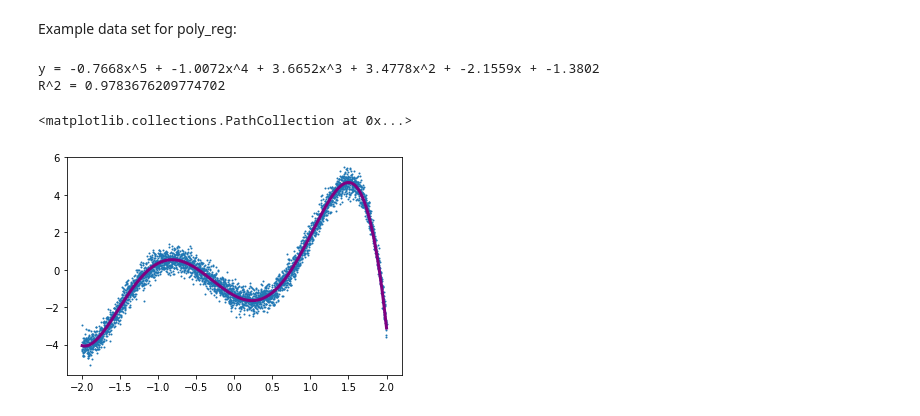
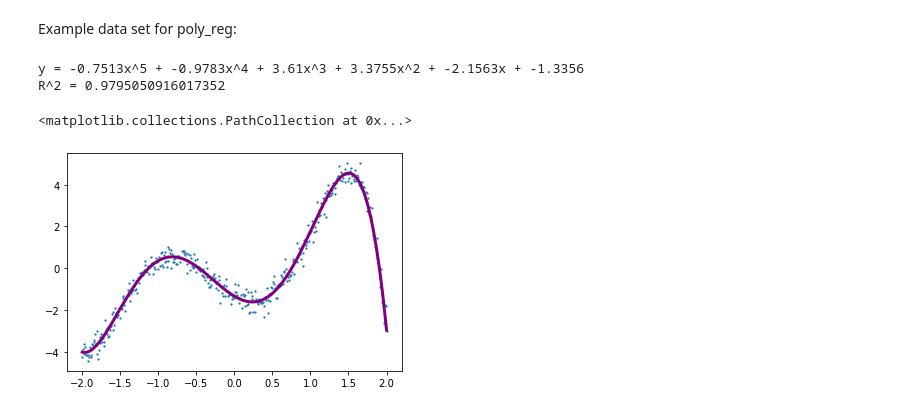
Before and after one commit to JesseLynch37/Math152, a Jupyter notebook: regression.ipynb, the cells around one changed output. Saved outputs shown, nothing was run; the diff lists cells and outputs as text; code cells hidden in the pictures.

```diff
--- a/regression.ipynb
+++ b/regression.ipynb
@@ -57,15 +57,15 @@ def linear_reg(data_points, precision=4):
 Example data set for linear_reg:
 # %%
 def line(x):
-    return 3.141*x - 2.178
+    return 3.141*x - 2.718
 
-x = np.linspace(-2, 2, 4000)
-y = line(x) + np.random.randn(4000) / 4
+x = np.linspace(-2, 2, 200)
+y = line(x) + np.random.randn(200) / 1.5
 
 data_points = [(x[i], y[i]) for i in range(len(x))]
 
 coeffs = linear_reg(data_points)
 graph_poly(coeffs, -2, 2, color='purple', width=3, show=False)
 R2(coeffs, data_points)
-plt.scatter(x, y, s=1)
+plt.scatter(x, y, s=2)
 # %% [output]
@@ -97,8 +97,8 @@ Example data set for quad_reg:
 def quad(x):
     return 0.78 * x ** 2 - 1.88 * x - 1.15
 
-x = np.linspace(-1, 3, 4000)
-y = quad(x) + np.random.randn(4000) / 5
+x = np.linspace(-1, 3, 2000)
+y = quad(x) + np.random.randn(2000) / 5
 
 data_points = [(x[i], y[i]) for i in range(len(x))]
 
@@ -143,18 +143,18 @@ Example data set for poly_reg:
 # %%
 def polynomial(x):
     return -0.76*x**5 - x**4 + 3.64*x**3 + 3.45*x**2 - 2.15*x - 1.36
 
-x = np.linspace(-2, 2, 4000)
-y = polynomial(x) + np.random.randn(4000) / 3
+x = np.linspace(-2, 2, 400)
+y = polynomial(x) + np.random.randn(400) / 3
 
 data_points = [(x[i], y[i]) for i in range(len(x))]
 
 coeffs = poly_reg(data_points, 5)
 graph_poly(coeffs, -2, 2, color='purple', width=3, show=False)
 R2(coeffs, data_points)
-plt.scatter(x, y, s=1)
+plt.scatter(x, y, s=1.5)
 # %% [output]
-y = -0.7668x^5 + -1.0072x^4 + 3.6652x^3 + 3.4778x^2 + -2.1559x + -1.3802
-R^2 = 0.9783676209774702
+y = -0.7513x^5 + -0.9783x^4 + 3.61x^3 + 3.3755x^2 + -2.1563x + -1.3356
+R^2 = 0.9795050916017352
 <matplotlib.collections.PathCollection at 0x...>
-[figure, old version]
+[figure, new version]
```
Also changed, not shown: parts of 3 cells of this notebook.
